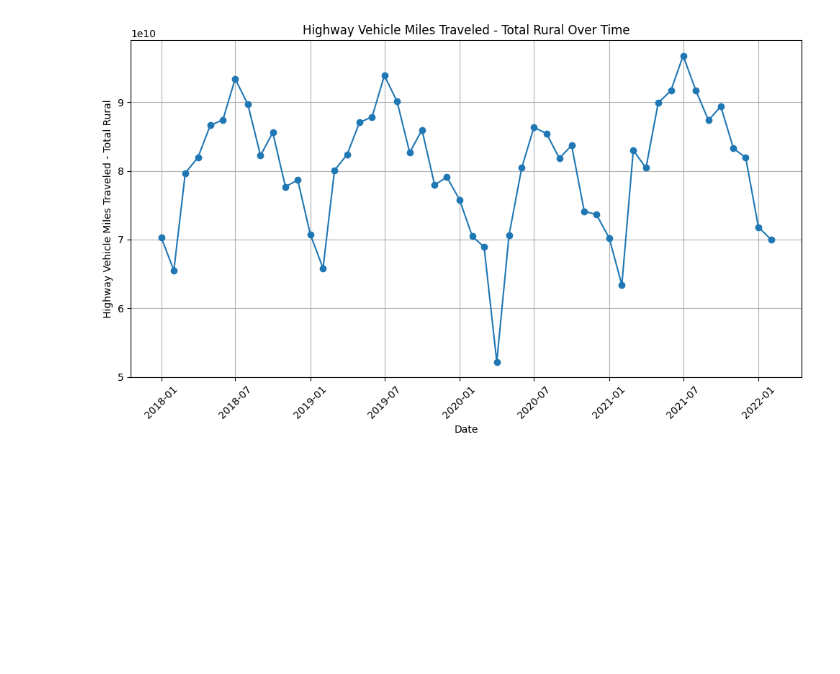
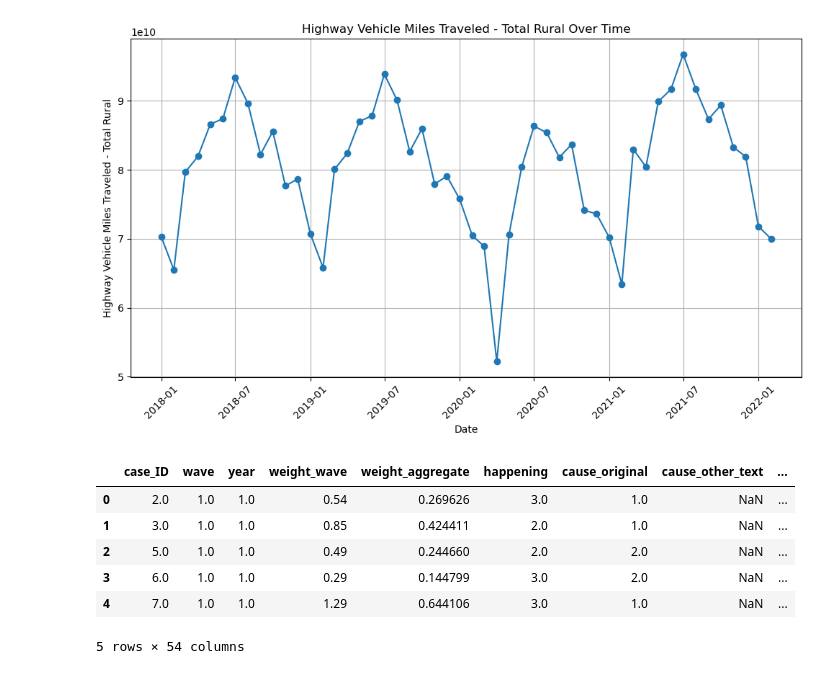
Before and after one commit to anaiskillian/citadeldatathon, a Jupyter notebook: example.ipynb, the cells around one changed output. Cells and saved outputs as stored; diff of their text form; code cells hidden in the pictures; blank space fills up the shorter version.

```diff
--- a/example.ipynb
+++ b/example.ipynb
@@ -223,3 +224,14 @@ plt.show()
 [figure]
 [figure]
 [figure]
+# %%
+sentiment_data = pd.read_csv('sentiment.csv')
+sentiment_data.head()
+# %% [output]
+|  | case_ID | wave | year | weight_wave | weight_aggregate | happening | cause_original | cause_other_text | ... |
+| 0 | 2.0 | 1.0 | 1.0 | 0.54 | 0.269626 | 3.0 | 1.0 | NaN | ... |
+| 1 | 3.0 | 1.0 | 1.0 | 0.85 | 0.424411 | 2.0 | 1.0 | NaN | ... |
+| 2 | 5.0 | 1.0 | 1.0 | 0.49 | 0.244660 | 2.0 | 2.0 | NaN | ... |
+| 3 | 6.0 | 1.0 | 1.0 | 0.29 | 0.144799 | 3.0 | 2.0 | NaN | ... |
+| 4 | 7.0 | 1.0 | 1.0 | 1.29 | 0.644106 | 3.0 | 1.0 | NaN | ... |
+5 rows × 54 columns
```
Also changed, not shown: parts of 8 cells of this notebook.
